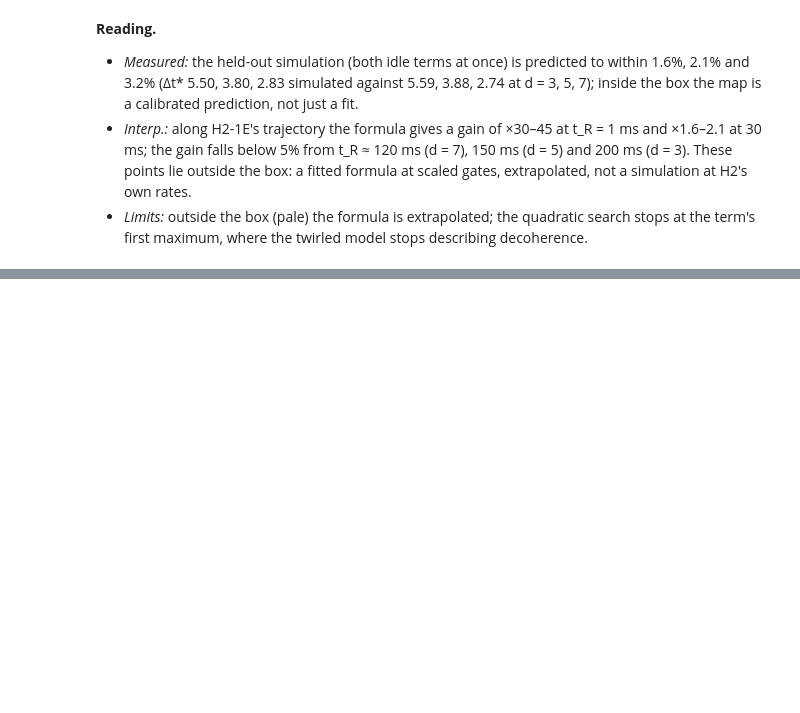
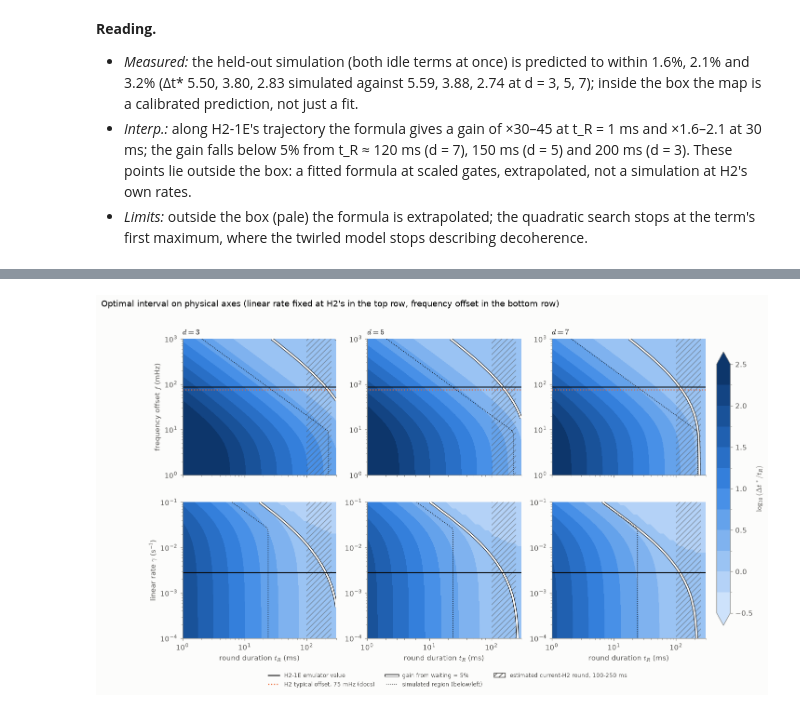
Before and after one commit to hvermaQ/qec-timing-submission, a Jupyter notebook: notebooks/07_dt_star_vs_idle_strength.ipynb, the cells around one changed output, grey strips where cells are left out. Cells and saved outputs as stored; diff of their text form; code cells hidden in the pictures; blank space fills up the shorter version.

```diff
--- a/notebooks/07_dt_star_vs_idle_strength.ipynb
+++ b/notebooks/07_dt_star_vs_idle_strength.ipynb
@@ -205,0 +223,61 @@ P.save(fig, "07_dt_star_vs_idle_strength_3")
+# %%
+import matplotlib.patheffects as pe
+from qec_timing.studies.idle_scaling import dt_star_gc, gain_gc
+P2_SIM, p2_dev = isc["setup"]["p2"], cal["p2"]
+f_h2 = omega / (2 * math.pi)                                       # Hz
+tR_ax = np.geomspace(1e-3, 0.3, 48)                                # s
+f_ax = np.geomspace(1e-3, 1.0, 44)                                 # Hz
+g_ax = np.geomspace(1e-4, 1e-1, 44)                                # 1/s
+box = (max(isc["setup"]["lin"]), max(isc["setup"]["quad"]))        # simulated: gamma/p2, c/p2 upper edges
+
+def per_round(gamma, f, t):
+    """(gamma_R / p2, c / p2) per round for physical rates gamma [1/s], f [Hz] at round time t [s]."""
+    return gamma * t / p2_dev, (2 * math.pi * f * t / 2) ** 2 / p2_dev
+
+def grids(fit, ys, kind):
+    D = np.empty((len(ys), len(tR_ax))); G = np.empty_like(D); S = np.empty_like(D)
+    for i, y in enumerate(ys):
+        for j, t in enumerate(tR_ax):
+            g, c = per_round(cal["gamma"], y, t) if kind == "f" else per_round(y, f_h2, t)
+            D[i, j] = dt_star_gc(g * P2_SIM, c * P2_SIM, fit, place)
+            G[i, j] = gain_gc(g * P2_SIM, c * P2_SIM, fit, place)
+            S[i, j] = max(g / box[0], c / box[1])                  # <= 1: inside the simulated region
+    return D, G, S
+
+fig, axes = plt.subplots(2, len(isc["rows"]), figsize=(4.6 * len(isc["rows"]), 7.6), sharex=True)
+for col, r in enumerate(isc["rows"]):
+    for row, (ys, kind, h2y, ylab) in enumerate(((f_ax, "f", f_h2, "frequency offset $f$ (mHz)"),
+                                                 (g_ax, "g", cal["gamma"], r"linear rate $\gamma$ (s$^{-1}$)"))):
+        ax = axes[row, col]
+        D, G, S = grids(r["ansatz"], ys, kind)
+        yplot = ys * 1e3 if kind == "f" else ys
+        cs = ax.contourf(tR_ax * 1e3, yplot, np.log10(D), levels=levels, cmap=cmap, norm=norm, extend="both")
+        ax.contour(tR_ax * 1e3, yplot, G, levels=[1.05], colors="white", linewidths=2.2,
+                   path_effects=[pe.Stroke(linewidth=3.6, foreground=P.INK), pe.Normal()])
+        ax.contour(tR_ax * 1e3, yplot, S, levels=[1.0], colors=P.INK, linewidths=1, linestyles=":")
+        ax.axvspan(100, 250, facecolor="none", edgecolor=P.INK_2, hatch="///", lw=0, alpha=0.5)
+        ax.axhline(h2y * (1e3 if kind == "f" else 1), color=P.INK, ls="-", lw=1.4)
+        if kind == "f":
+            ax.axhline(75, color=P.SERIES[1], ls=":", lw=1.5)
+        ax.set_xscale("log"); ax.set_yscale("log"); ax.grid(False)
+        if row == 0:
+            ax.set_title(rf"$d = {r['d']}$", loc="left")
+        if row == 1:
+            ax.set_xlabel(r"round duration $t_R$ (ms)")
+        if col == 0:
+            ax.set_ylabel(ylab)
+from matplotlib.lines import Line2D
+from matplotlib.patches import Patch
+h = [Line2D([], [], color=P.INK, ls="-", lw=1.4, label="H2-1E emulator value"),
+     Line2D([], [], color=P.SERIES[1], ls=":", lw=1.5, label="H2 typical offset, 75 mHz (docs)"),
+     Line2D([], [], color="white", lw=2.2, label="gain from waiting = 5%",
+            path_effects=[pe.Stroke(linewidth=3.6, foreground=P.INK), pe.Normal()]),
+     Line2D([], [], color=P.INK, ls=":", lw=1, label="simulated region (below/left)"),
+     Patch(facecolor="none", edgecolor=P.INK_2, hatch="///", label="estimated current-H2 round, 100-250 ms")]
+fig.legend(handles=h, loc="lower center", ncol=3, fontsize=8, bbox_to_anchor=(0.5, -0.03))
+fig.colorbar(cs, ax=axes, label=r"$\log_{10}(\Delta t^* / t_R)$", fraction=0.025, pad=0.02)
+fig.suptitle("Optimal interval on physical axes (linear rate fixed at H2's in the top row, frequency offset in the bottom row)",
+             x=0.01, ha="left")
+P.save(fig, "07_dt_star_vs_idle_strength_4")
+# %% [output]
+[figure, added]
```
Also changed, not shown: parts of 2 cells of this notebook, 2 other files.
